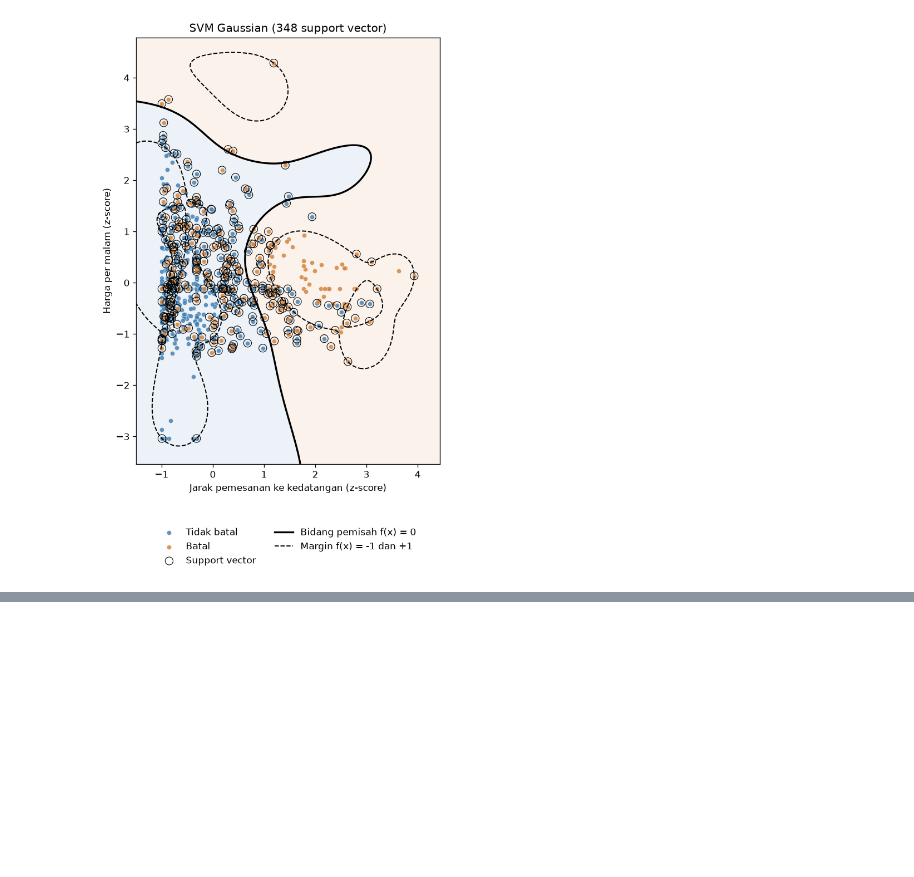
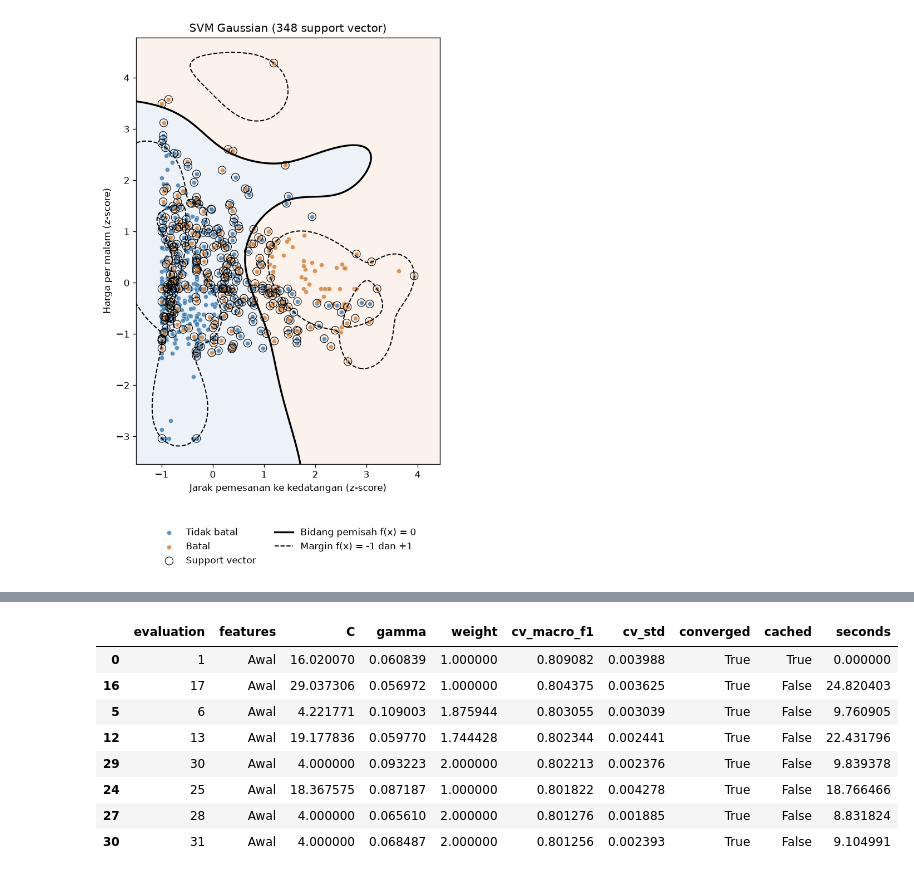
Before and after one commit to zizadhrmaa/IF3170_G25_IMKSIAI, a Jupyter notebook: src/Notebook_Tugas_Besar_2_IF3170_Inteligensi_Artifisial_2026_2027.ipynb, the cells around one changed output, grey strips where cells are left out. Drawn from its saved outputs; the diff is of its cells as text; code cells hidden in the pictures; blank space fills up the shorter version.

```diff
--- a/src/Notebook_Tugas_Besar_2_IF3170_Inteligensi_Artifisial_2026_2027.ipynb
+++ b/src/Notebook_Tugas_Besar_2_IF3170_Inteligensi_Artifisial_2026_2027.ipynb
@@ -1326,0 +1651,19 @@ Gambar berasal dari model 2D yang dilatih khusus untuk visualisasi. Kinerja pred
+# %%
+svm_refine_short_features = svm_refine_features[svm_refine_features['converged']].sort_values(
+    'cv_macro_f1', ascending=False, kind='stable').head(2)['features'].tolist()
+svm_refine_weight_rows = []
+for features in svm_refine_short_features:
+    folds = svm_refine_fold_cache[features]
+    for weight in [1.0, 1.25, 1.5, 2.0]:
+        start = time.time()
+        if weight == 1.0:
+            previous = svm_refine_features[svm_refine_features['features'] == features].iloc[0]
+            result = dict(cv_macro_f1=previous['cv_macro_f1'],
+                          cv_std=previous['cv_std'], converged=bool(previous['converged']))
+        else:
+            result, _ = evaluate_svm_refine(**svm_refine_base_parameters, weight=weight, folds=folds)
+        svm_refine_weight_rows.append(dict(features=features, **svm_refine_base_parameters,
+                                           weight=weight, **result, seconds=time.time() - start))
+        print(f'{features}, bobot {weight}: CV Macro F1 = {result["cv_macro_f1"]:.4f}', flush=True)
+svm_refine_weights = pd.DataFrame(svm_refine_weight_rows)
+svm_refine_weights.sort_values('cv_macro_f1', ascending=False)
@@ -1326,0 +1688,36 @@ Gambar berasal dari model 2D yang dilatih khusus untuk visualisasi. Kinerja pred
+# %%
+svm_refine_seed = svm_refine_weights[svm_refine_weights['converged']].sort_values(
+    'cv_macro_f1', ascending=False, kind='stable').iloc[0]
+svm_refine_search_features = svm_refine_seed['features']
+svm_refine_search_folds = svm_refine_fold_cache[svm_refine_search_features]
+svm_refine_result_cache = {}
+for row in svm_refine_weights[svm_refine_weights['features'] == svm_refine_search_features].to_dict('records'):
+    key = tuple(round(row[name], 12) for name in ['C', 'gamma', 'weight'])
+    svm_refine_result_cache[key] = {name: row[name] for name in ['cv_macro_f1', 'cv_std', 'converged']}
+svm_refine_search_rows = []
+
+def svm_refine_objective(point):
+    C, gamma, weight = float(10 ** point[0]), float(10 ** point[1]), float(point[2])
+    key = tuple(round(value, 12) for value in [C, gamma, weight])
+    start = time.time()
+    cached = key in svm_refine_result_cache
+    if not cached:
+        result, _ = evaluate_svm_refine(C, gamma, weight, svm_refine_search_folds)
+        svm_refine_result_cache[key] = result
+    result = svm_refine_result_cache[key]
+    svm_refine_search_rows.append(dict(evaluation=len(svm_refine_search_rows) + 1,
+        features=svm_refine_search_features, C=C, gamma=gamma, weight=weight,
+        **result, cached=cached, seconds=time.time() - start))
+    print(f'Evaluasi lanjutan {len(svm_refine_search_rows)}: '
+          f'CV Macro F1 = {result["cv_macro_f1"]:.4f}', flush=True)
+    return float(result['cv_macro_f1'])
+
+svm_refine_start = np.array([np.log10(svm_refine_seed['C']),
+                             np.log10(svm_refine_seed['gamma']), svm_refine_seed['weight']])
+svm_refine_point, svm_refine_score = differential_evolution(
+    svm_refine_objective, bounds=[(np.log10(4), np.log10(64)),
+                                 (np.log10(0.01), np.log10(0.2)), (0.75, 2.0)],
+    initial_point=svm_refine_start, population_size=8, generations=3, seed=CFG.SEED + 2)
+svm_refine_search = pd.DataFrame(svm_refine_search_rows)
+svm_refine_search.sort_values('cv_macro_f1', ascending=False).head(8)
+# %% [output]
@@ -1326,0 +1741,9 @@ Gambar berasal dari model 2D yang dilatih khusus untuk visualisasi. Kinerja pred
+|  | evaluation | features | C | gamma | weight | cv_macro_f1 | cv_std | converged | cached | seconds |
+| 0 | 1 | Awal | 16.020070 | 0.060839 | 1.000000 | 0.809082 | 0.003988 | True | True | 0.000000 |
+| 16 | 17 | Awal | 29.037306 | 0.056972 | 1.000000 | 0.804375 | 0.003625 | True | False | 24.820403 |
+| 5 | 6 | Awal | 4.221771 | 0.109003 | 1.875944 | 0.803055 | 0.003039 | True | False | 9.760905 |
+| 12 | 13 | Awal | 19.177836 | 0.059770 | 1.744428 | 0.802344 | 0.002441 | True | False | 22.431796 |
+| 29 | 30 | Awal | 4.000000 | 0.093223 | 2.000000 | 0.802213 | 0.002376 | True | False | 9.839378 |
+| 24 | 25 | Awal | 18.367575 | 0.087187 | 1.000000 | 0.801822 | 0.004278 | True | False | 18.766466 |
+| 27 | 28 | Awal | 4.000000 | 0.065610 | 2.000000 | 0.801276 | 0.001885 | True | False | 8.831824 |
+| 30 | 31 | Awal | 4.000000 | 0.068487 | 2.000000 | 0.801256 | 0.002393 | True | False | 9.104991 |
```
Also changed, not shown: parts of 26 cells of this notebook.
